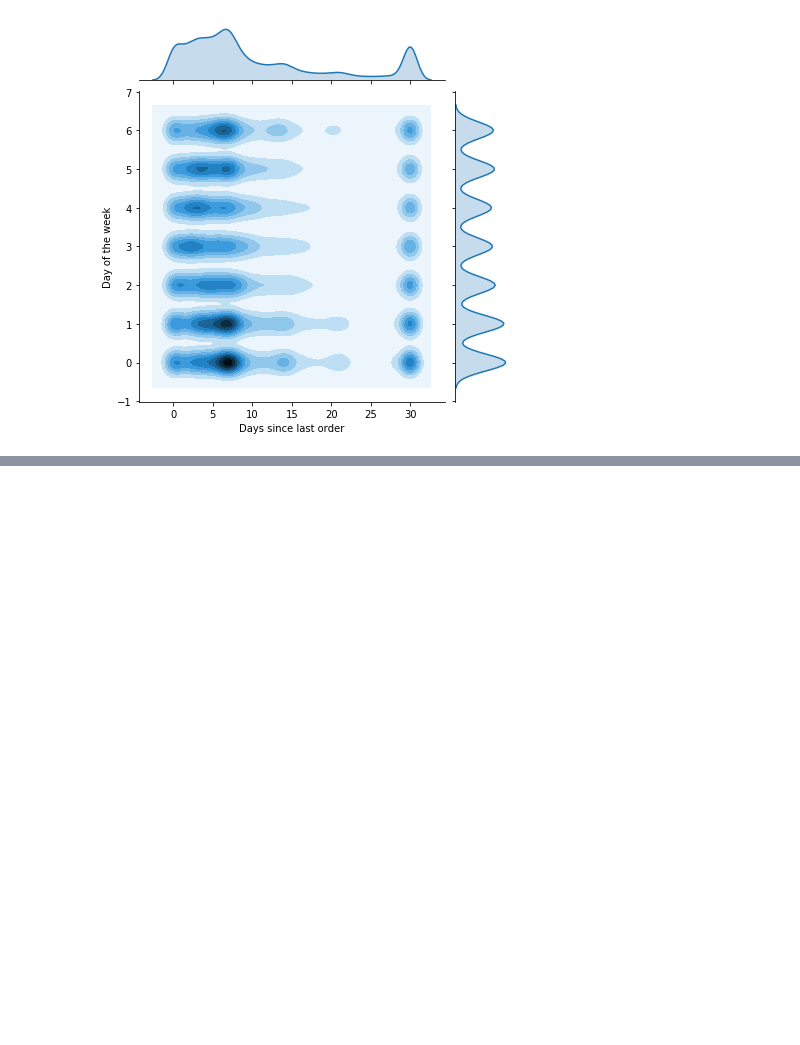
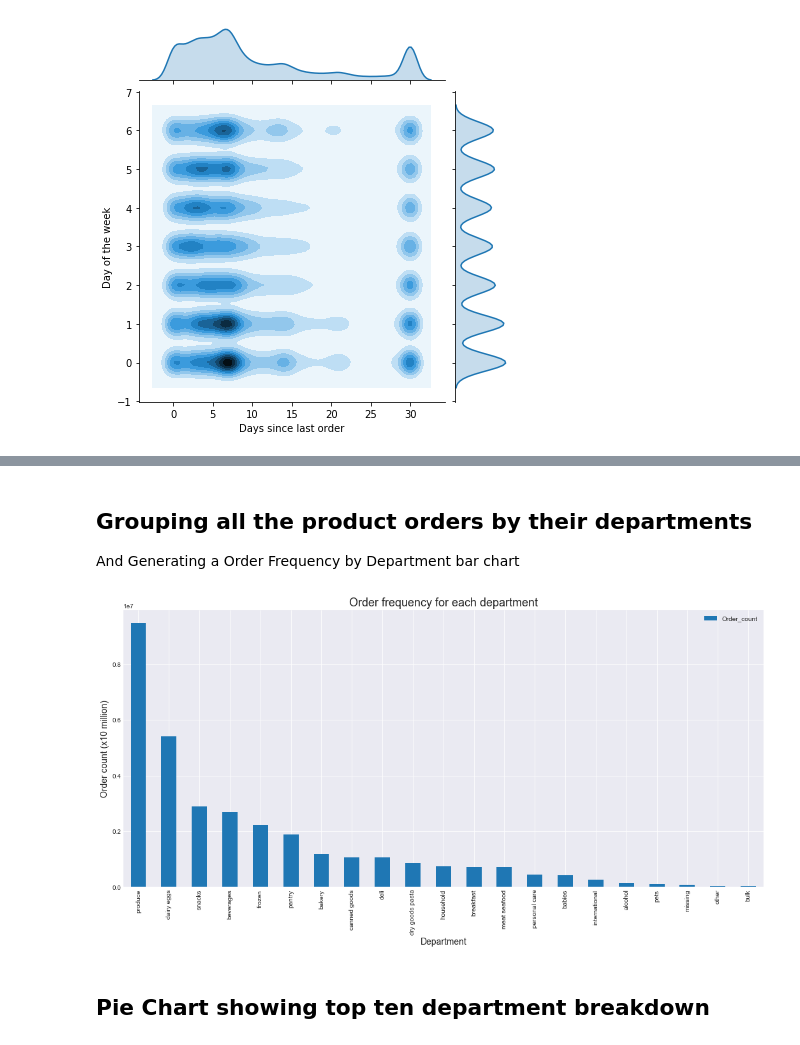
Before and after one commit to SamSamhuns/instacart_market_basket_analysis, a Jupyter notebook: instacart_data_analysis.ipynb, the cells around one changed output, grey strips where cells are left out. Cells and saved outputs as stored; diff of their text form; code cells hidden in the pictures; blank space fills up the shorter version.

```diff
--- a/instacart_data_analysis.ipynb
+++ b/instacart_data_analysis.ipynb
@@ -139,9 +144,9 @@ print(order_train.shape, order_prior.shape, orders.shape)
 # %% [markdown]
 ## Joining the products dframe with departments and aisle dframes
 # %%
-# Doing left joins on the products and the departments and the aisle by the department_id and aisle_id respectively
-product_comb = products.reset_index().set_index('department_id').join(departments)
-product_comb = product_comb.reset_index().set_index('aisle_id').join(aisle)
+# Doing inner joins on the products and the departments and the aisle by the department_id and aisle_id respectively
+product_comb = products.reset_index().set_index('department_id').join(departments, how="inner")
+product_comb = product_comb.reset_index().set_index('aisle_id').join(aisle, how="inner")
 # %%
 # Setting the index to 'product_id' and sorting it
 product_comb = product_comb.reset_index().set_index('product_id')
@@ -278,0 +284,3 @@ kde3.set_axis_labels("Days since last order", "Day of the week")
+# %%
+# Doing left joins on the products and the departments and the aisle by the department_id and aisle_id respectively
+product_prior = order_prior.set_index('product_id').join(product_comb, how="inner")
@@ -278,0 +297,11 @@ kde3.set_axis_labels("Days since last order", "Day of the week")
+# %% [markdown]
+## Grouping all the product orders by their departments
+And Generating a Order Frequency by Department bar chart
+# %%
+department_count_df = product_prior.groupby('department').department.count()
+department_count_df = department_count_df.to_frame()
+department_count_df = department_count_df.rename(columns={'department': 'Order_count'})
+department_count_df.sort_values(by='Order_count', ascending=False, inplace=True)
+bar_plot(department_count_df, "Department", "Order count (x10 million)", "Order frequency for each department")
+# %% [output]
+[figure, added]
@@ -278,0 +312,2 @@ kde3.set_axis_labels("Days since last order", "Day of the week")
+# %% [markdown]
+## Pie Chart showing top ten department breakdown
```
Also changed, not shown: parts of 22 cells of this notebook.
